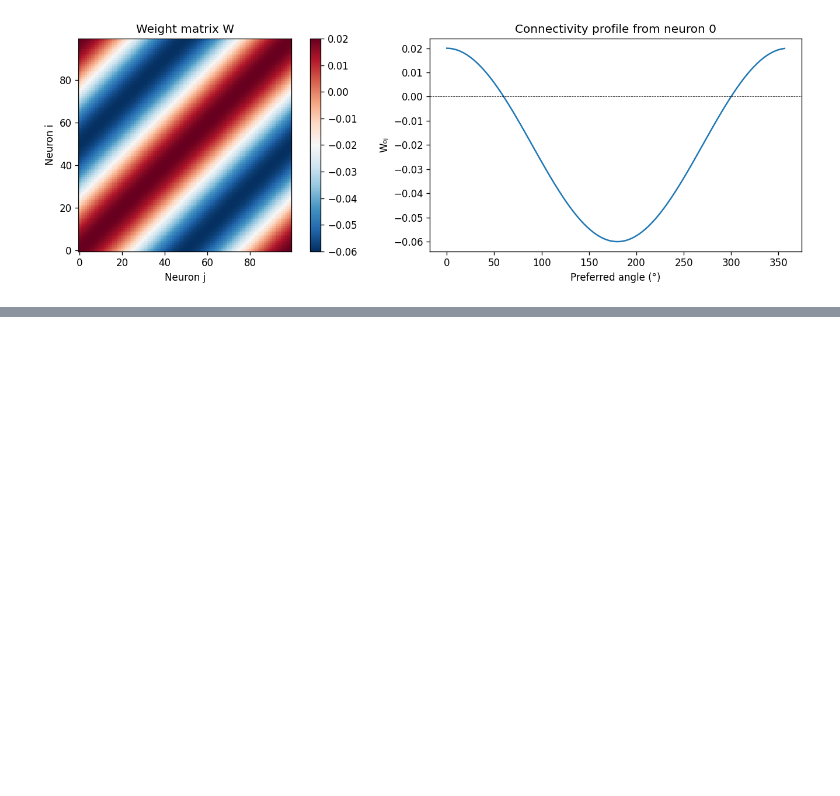
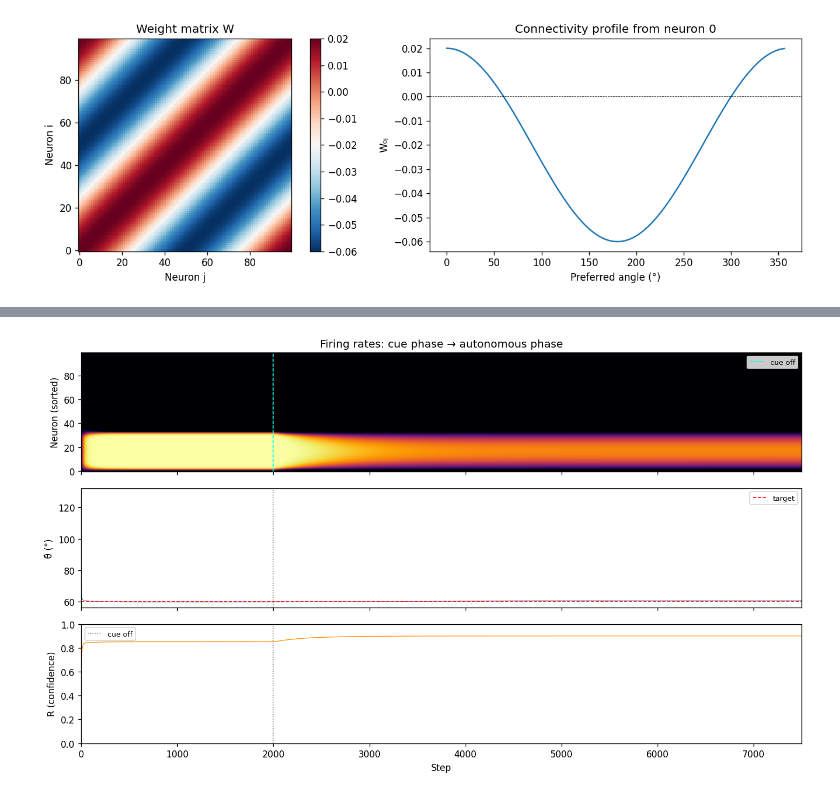
Before and after one commit to yotam180/ring-attractor-project, a Jupyter notebook: notebooks/01_ring_attractor.ipynb, the cells around one changed output, grey strips where cells are left out. Saved outputs shown, nothing was run; the diff lists cells and outputs as text; code cells hidden in the pictures; blank space fills up the shorter version.

Commit message:
Update notebook after cue modification (looks okay)

```diff
--- a/notebooks/01_ring_attractor.ipynb
+++ b/notebooks/01_ring_attractor.ipynb
@@ -78,0 +80,33 @@ plt.show()
+# %%
+# ## 3. Cue → autonomous: the bump persists
+#
+# After the cue is removed (t = 2000), the network runs purely on its
+# recurrent dynamics.  The bump should stay locked at 60°.
+
+res = ring.simulate(T=T_TOTAL, cue_angles=[THETA_TARGET],
+                    cue_duration=T_CUE, seed=SEED)
+
+fig, (ax1, ax2, ax3) = plt.subplots(3, 1, figsize=(12, 7), sharex=True)
+
+# Heatmap
+order = np.argsort(res.angles)
+ax1.imshow(res.rates[:, order].T, aspect="auto", origin="lower", cmap="inferno")
+ax1.axvline(T_CUE, color="cyan", ls="--", lw=1, label="cue off")
+ax1.set_ylabel("Neuron (sorted)"); ax1.legend(fontsize=8)
+ax1.set_title("Firing rates: cue phase → autonomous phase")
+
+# Decoded angle
+ax2.plot(np.degrees(res.theta), lw=0.6, color="steelblue")
+ax2.axhline(np.degrees(THETA_TARGET), color="red", ls="--", lw=1, label="target")
+ax2.axvline(T_CUE, color="gray", ls=":", lw=1)
+ax2.set_ylabel("θ̂ (°)"); ax2.legend(fontsize=8)
+
+# Confidence
+ax3.plot(res.confidence, lw=0.8, color="darkorange")
+ax3.axvline(T_CUE, color="gray", ls=":", lw=1, label="cue off")
+ax3.set_ylabel("R (confidence)"); ax3.set_xlabel("Step")
+ax3.set_ylim(0, 1); ax3.legend(fontsize=8)
+
+plt.tight_layout(); plt.show()
+# %% [output]
+[figure, added]
```
Also changed, not shown: parts of 6 cells of this notebook.
